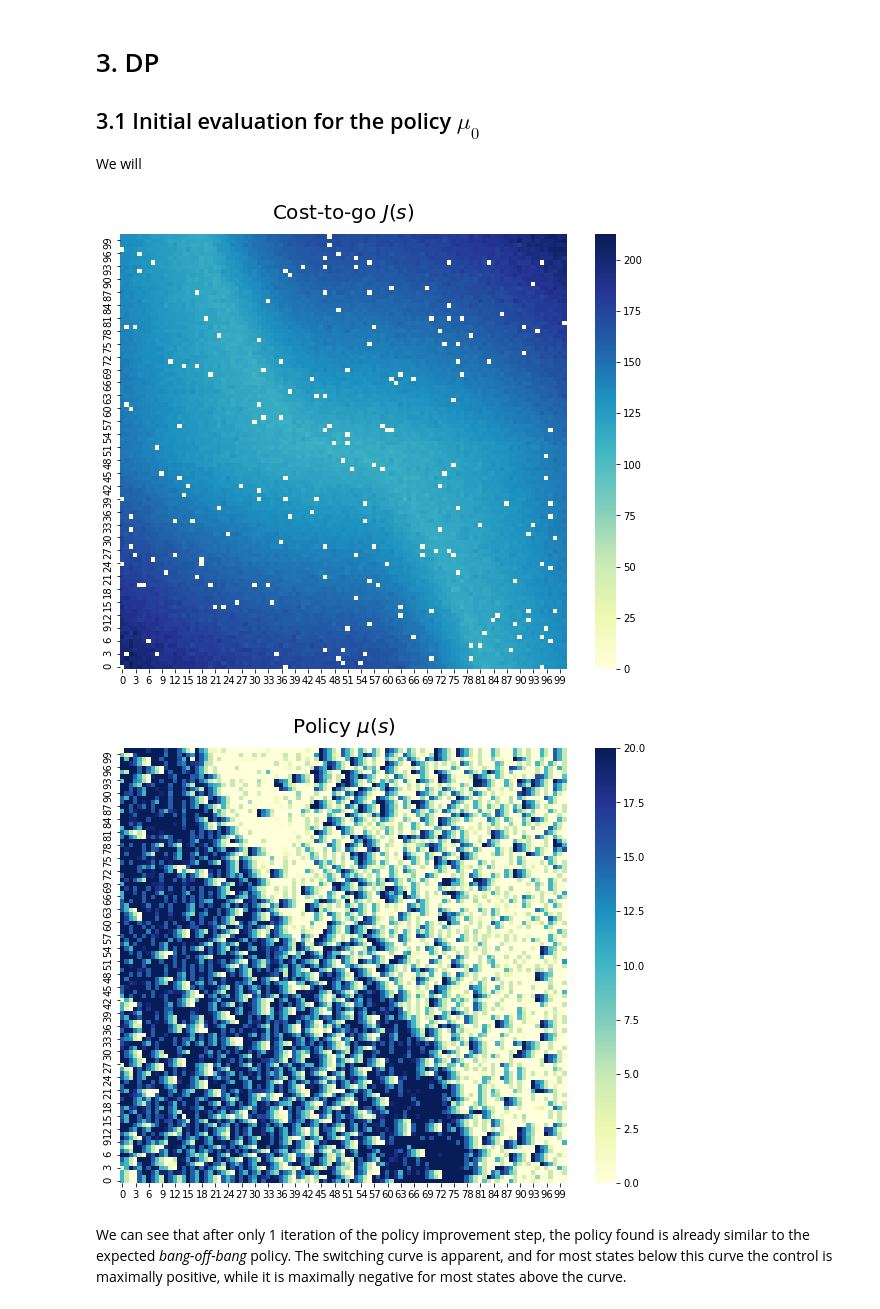
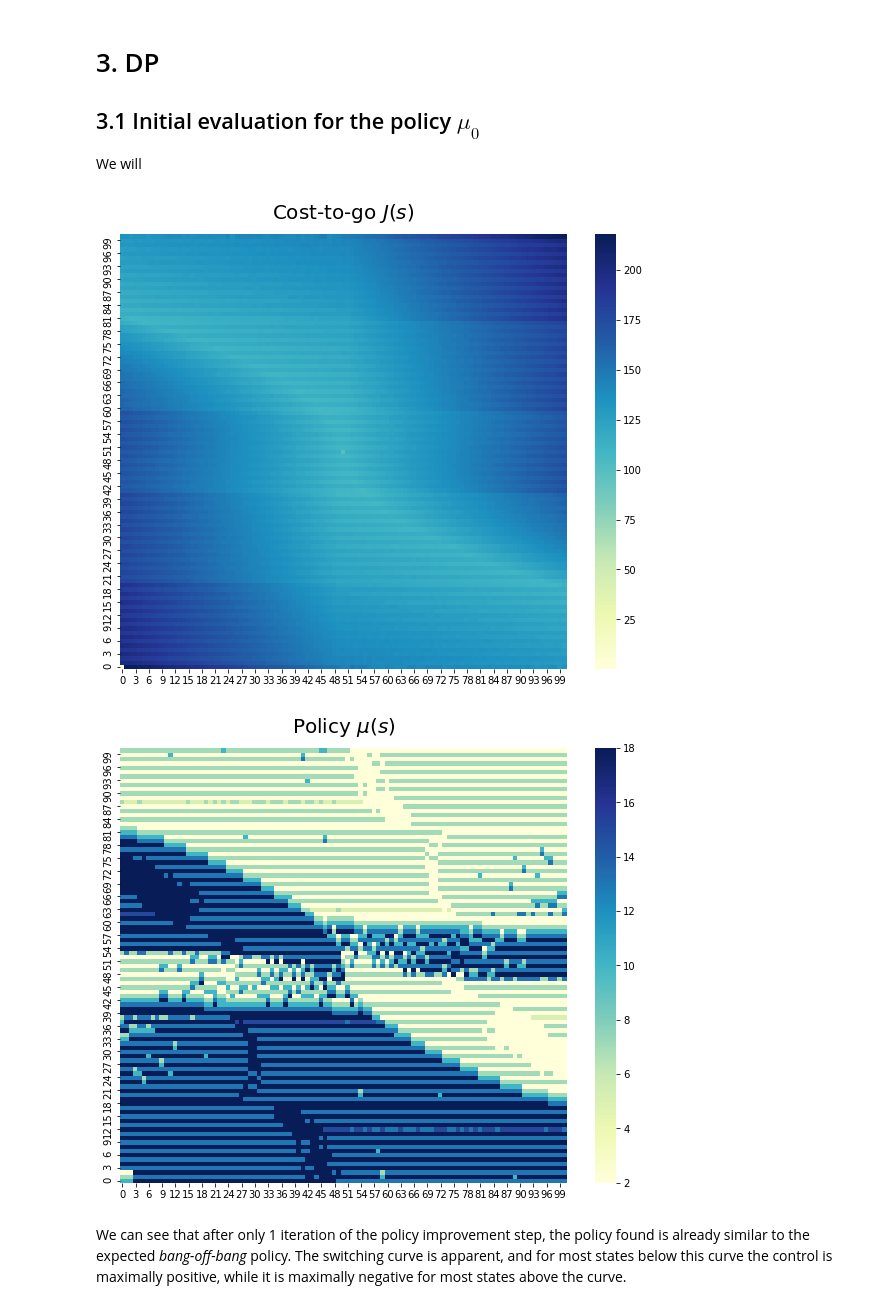
Before and after one commit to tarod13/OptimalControl, a Jupyter notebook: OptimalControl_DP_project.ipynb, the cells around one changed output. Cells and saved outputs as stored; diff of their text form; code cells hidden in the pictures.

```diff
--- a/OptimalControl_DP_project.ipynb
+++ b/OptimalControl_DP_project.ipynb
@@ -40,11 +40,12 @@ def step_DormandPrince(f,t,x,h,u,f_args):
 # %%
 # Dormand-Prince simulation with forced input
 def simulate_trajectory_DormandPrince(f, t, t_k, x0, f_args, NA=21,
-                                      policy_type='simple', policy=None):
+                                      policy_init_type='simple',
+                                      policy_type='simple', policy=None, A0=None):
     N = len(t)
     x_last = x0.copy()
     x = [x0]
-    u0, a0, s0 = x2u(x0, policy_type, policy, NA)
+    u0, a0, s0 = x2u(x0, policy_init_type, policy, NA, A0)
     u, a, s = [u0], [a0], [s0]
     j = 0
 
@@ -56,7 +57,7 @@ def simulate_trajectory_DormandPrince(f, t, t_k, x0, f_args, NA=21,
         if t[i+1] >= t_k[j+1]:
           j += 1
           x.append(x_last.copy())
-          u_last, a_last, s_last = x2u(x_last, policy_type, policy, NA)
+          u_last, a_last, s_last = x2u(x_last, policy_type, policy, NA, A0)
           u.append(u_last)
           a.append(a_last)
           s.append(s_last)
@@ -368,9 +379,20 @@ In addition, we estimated the cost for the 3 different trajectories. We can see
 
 We will
 # %%
-J_table, N_table = init_J_table(n_trajectories=40000, dt_sim=0.01, dt=0.04)
+J_table, N_table = init_J_table(dt_sim=0.01, dt=0.04)[:2]
+# %%
+J_augmented = np.zeros((103,103))
+J_augmented[1:-1,1:-1] = J_table.copy()
+J_augmented[0,:] = J_augmented[1,:]
+J_augmented[:,0] = J_augmented[:,1]
+J_augmented[-1,:] = J_augmented[-2,:]
+J_augmented[:,-1] = J_augmented[:,-2]
+for i in range(0,J_table.shape[0]):
+  for j in range(0,J_table.shape[1]):
+    if np.absolute(J_table[i,j]) <= 1e-6:
+      J_table[i,j] = J_augmented[i:i+3,j:j+3].mean()
 # %%
-Q_table, NSA_table = init_Q_table(J_table, n_points=10**7)
+Q_table, NSA_table = init_Q_table(J_table)
 # %%
 # Uncomment to store
 # np.savetxt('J_mu0.csv', J_table, delimiter=',')
@@ -382,23 +404,24 @@ Q_table, NSA_table = init_Q_table(J_table, n_points=10**7)
 # Q_table = pickle.load(open('Q_mu0.p', mode='rb'))
 # %%
 fig, ax = plt.subplots(1,1, figsize=(10,8))
-sns_ax = sns.heatmap(J_table, ax=ax, cmap='YlGnBu')
+sns_ax = sns.heatmap(J_table.T, ax=ax, cmap='YlGnBu')
 sns_ax.invert_yaxis()
 plt.title('Cost-to-go $J(s)$', fontsize=20, pad=15)
 plt.show()
 plt.close()
 # %% [output]
-[figure, old version]
+[figure, new version]
 # %%
-policy = Q_table.argmin(axis=2)
+#policy = np.array([[np.random.choice(np.flatnonzero(Q_table[i,j,:] == Q_table[i,j,:].min())) for j in range(0,101)] for i in range(0,101)])
+policy = Q_table.argmin(2)
 fig, ax = plt.subplots(1,1, figsize=(10,8))
-sns_ax = sns.heatmap(policy, ax=ax, cmap='YlGnBu')
+sns_ax = sns.heatmap(policy.T, ax=ax, cmap='YlGnBu')
 sns_ax.invert_yaxis()
 plt.title('Policy $\mu(s)$', fontsize=20, pad=15)
 plt.show()
 plt.close()
 # %% [output]
-[figure, old version]
+[figure, new version]
 # %% [markdown]
 We can see that after only 1 iteration of the policy improvement step, the policy found is already similar to the expected *bang-off-bang* policy. The switching curve is apparent, and for most states below this curve the control is maximally positive, while it is maximally negative for most states above the curve.
 # %%
```
Also changed, not shown: parts of 9 cells of this notebook.
